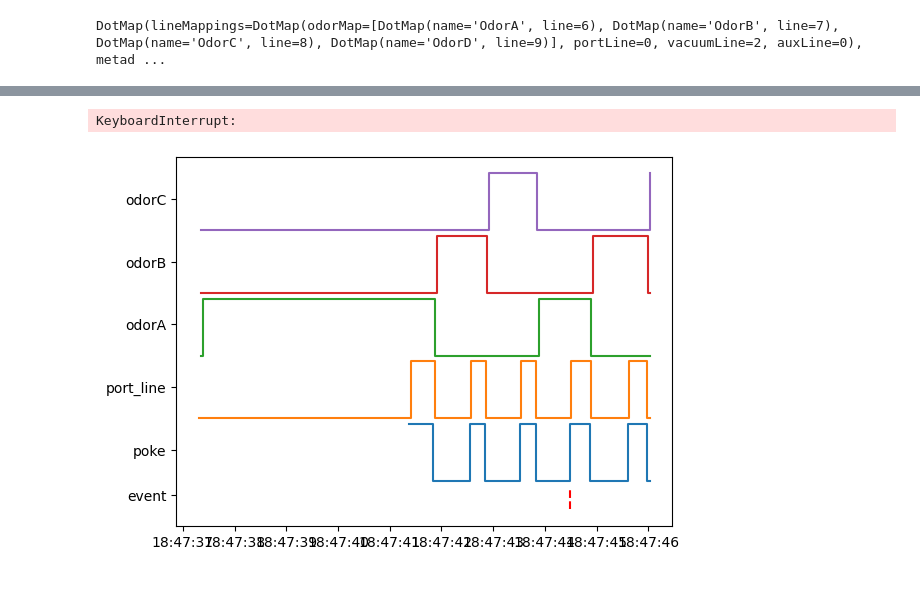
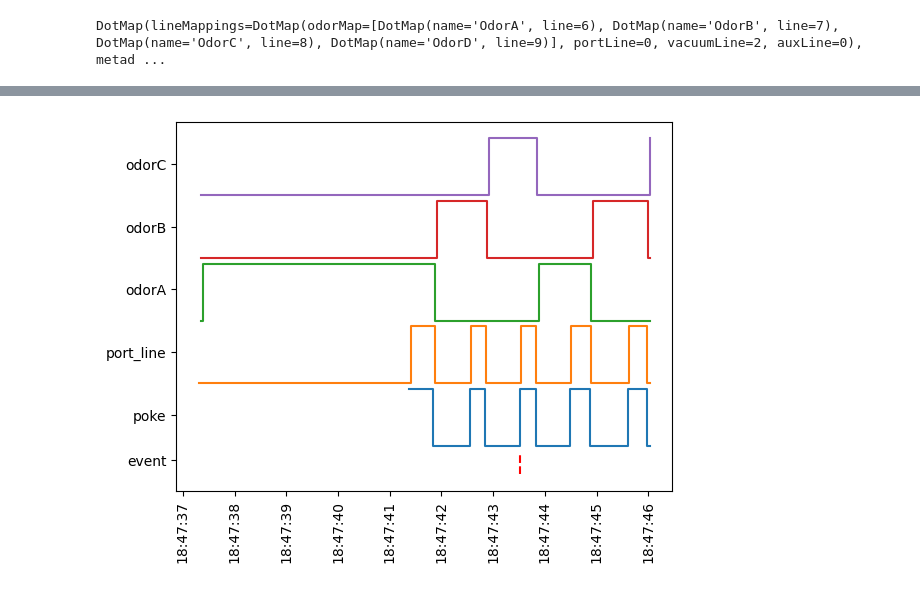
Before and after one commit to goatsofnaxos/Delphi, a Jupyter notebook: analysis/test.ipynb, the cells around one changed output, grey strips where cells are left out. Cells and saved outputs as stored; diff of their text form; code cells hidden in the pictures.

Commit message:
fix multi-index bug

```diff
--- a/analysis/test.ipynb
+++ b/analysis/test.ipynb
@@ -88,7 +91,7 @@ DotMap(lineMappings=DotMap(odorMap=[DotMap(name='OdorA', line=6), DotMap(name='O
 # Using the consolidated data sets, do an example plot centered around a poke event
 
 # Get all the poke onset events, then index to pick a single event. Ultimately we just need to choose a timestamp value to center our plot around.
-poke_event_time = merged["poke_events"][merged["poke_events"]==True].index[3] # as an example we here pick the time 3rd poke event time
+poke_event_time = merged["poke_events"][merged["poke_events"]==True].index[2] # as an example we here pick the time 3rd poke event time
 
 # Create a time window around the time of this event
 time_offset = 10 # 10 second time offset around the event
@@ -107,27 +110,15 @@ plt.plot(event_data["port_line_state"].ffill() + 1.1, drawstyle = 'steps-post')
 plt.plot(event_data["odorA_state"].ffill() + 2.2, drawstyle = 'steps-post')
 plt.plot(event_data["odorB_state"].ffill() + 3.3, drawstyle = 'steps-post')
 plt.plot(event_data["odorC_state"].ffill() + 4.4, drawstyle = 'steps-post')
+plt.xticks(rotation=90)
 
 ax = fig.axes[0]
 ax.set_yticks([-0.25, 0.55, 1.65, 2.75, 3.85, 4.95])
 ax.set_yticklabels(['event', 'poke', 'port_line', 'odorA', 'odorB', 'odorC'])
 
-# extract video frames in this time window and annotate
-vid_frames = video_data[start_time : end_time]
-raw_frames = video.frames(vid_frames)
+# extract other information about this event
+current_rule = rule_settings[rule_settings.index <= poke_event_time]["metadata"].iloc[[-1]]
+current_state = event_data.ffill()[event_data.index <= poke_event_time].iloc[[-1]]
 
-str_cols = '/'.join(event_data.columns)
-cols_len = [len(c) for c in event_data.columns]
-annotated_frames = []
-for count, f in enumerate(raw_frames):
-    t_stamp = vid_frames.index[count]
-    cv2.putText(f, str(t_stamp), (20, 60), cv2.FONT_HERSHEY_SIMPLEX, 2, (0, 0, 0), 2, 2)
-    cv2.putText(f, str_cols, (20, 90), cv2.FONT_HERSHEY_SIMPLEX, 0.7, (255, 0, 0), 1, 1)
-
-    nearest_state_index = event_data[event_data.index >= t_stamp]
-    print(t_stamp, event_data)
-
-    annotated_frames.append(f)
-
-plt.imshow(annotated_frames[15])
+on_odors = [odor_name for odor_name in ['odorA_state', 'odorB_state', 'odorC_state'] if current_state[odor_name].values[0]]
 # %% [output]
@@ -151,2 +125 @@ Time
-KeyboardInterrupt:
-[figure, old version]
+[figure, new version]
```
Also changed, not shown: parts of 3 cells of this notebook, 1 other file.
